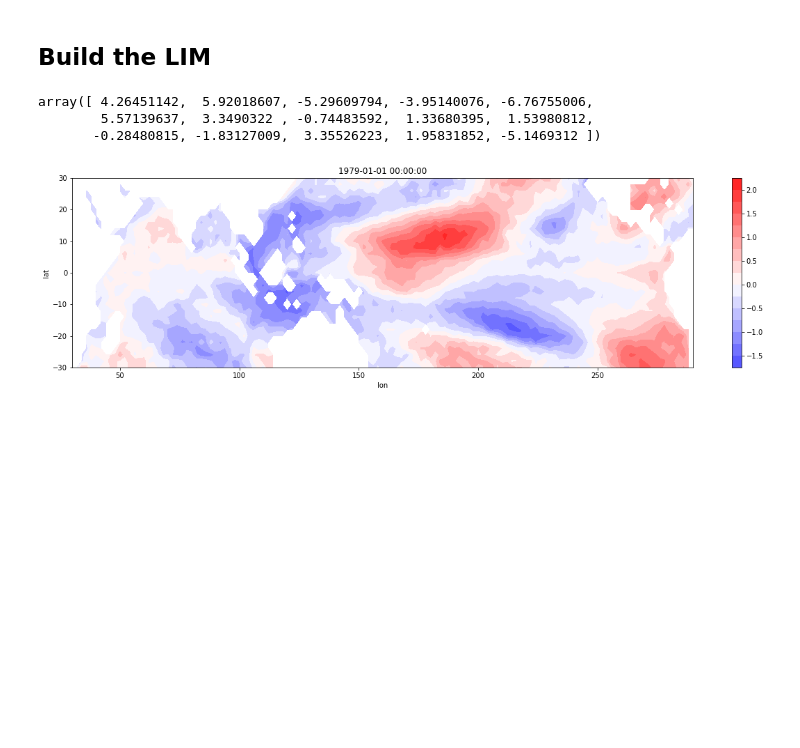
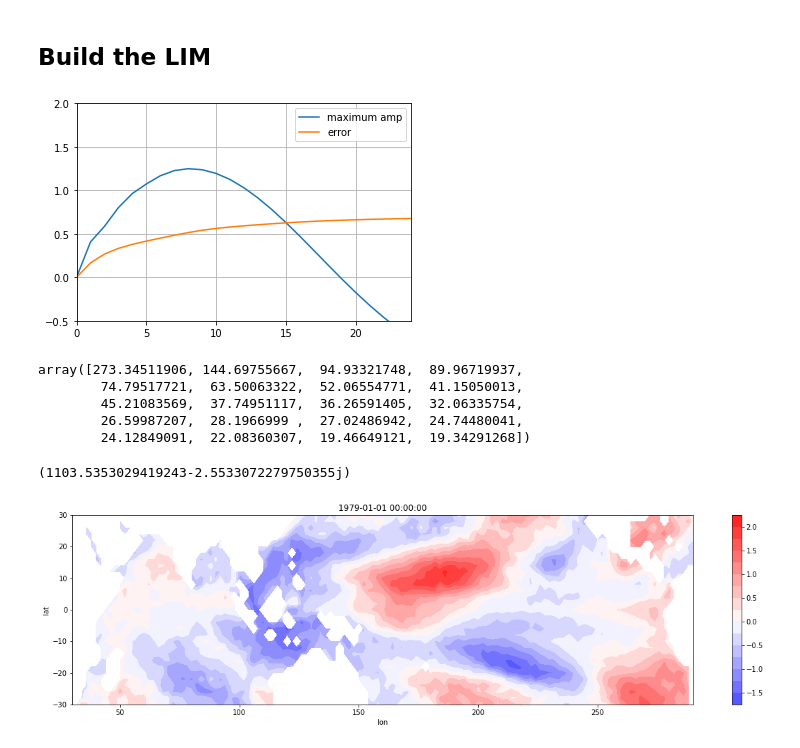
Before and after one commit to lucien-sim/sst_model, a Jupyter notebook: notebooks/lim_construction.ipynb, the cells around one changed output. Saved outputs shown, nothing was run; the diff lists cells and outputs as text; code cells hidden in the pictures; blank space fills up the shorter version.

```diff
--- a/notebooks/lim_construction.ipynb
+++ b/notebooks/lim_construction.ipynb
@@ -614,14 +721,33 @@ class PCALIM(LIM):
         corr = super().calc_corr_with_maximally_amplifying_structures(x0_tfm, lag)
         return corr
 # %%
-pcalim = PCALIM(n_components=15)
+pcalim = PCALIM(pca=PCA(n_components=20))
 pcalim.fit(df_monthly.values, fit_periods=7)
 
-pcalim.calc_corr_with_maximally_amplifying_structures(x0=df_monthly.iloc[218].values.ravel(), lag=7)
+# pcalim.calc_corr_with_maximally_amplifying_structures(x0=df_monthly.iloc[218].values.ravel(), lag=7)
-# %% [output]
-array([ 4.26451142,  5.92018607, -5.29609794, -3.95140076, -6.76755006,
-        5.57139637,  3.3490322 , -0.74483592,  1.33680395,  1.53980812,
-       -0.28480815, -1.83127009,  3.35526223,  1.95831852, -5.1469312 ])
+# %%
+l, m, e = pcalim.calc_maximum_amplification_curve(max_lag=24)
+
+plt.plot(l, np.log(m), label='maximum amp')
+plt.plot(l, np.log(e), label='error')
+plt.legend()
+plt.xlim([0, 24])
+plt.ylim([-0.5, 2])
+plt.grid()
+plt.show()
+
+np.diagonal(pcalim._calc_error_covar_matrix(lag=10))
+# %% [output]
+[figure, added]
+array([273.34511906, 144.69755667,  94.93321748,  89.96719937,
+        74.79517721,  63.50063322,  52.06554771,  41.15050013,
+        45.21083569,  37.74951117,  36.26591405,  32.06335754,
+        26.59987207,  28.1966999 ,  27.02486942,  24.74480041,
+        24.12849091,  22.08360307,  19.46649121,  19.34291268])
+# %%
+np.trace(pcalim.covar - expm(pcalim.B * 10) @ pcalim.covar @ expm(pcalim.B * 10).T)
+# %% [output]
+(1103.5353029419243-2.5533072279750355j)
 # %%
 sim = pd.DataFrame(
     data=pcalim.simulate(df_monthly.iloc[218].values, sim_periods=12, with_noise=True, steps_per_period=240),
```
Also changed, not shown: parts of 3 cells of this notebook.
